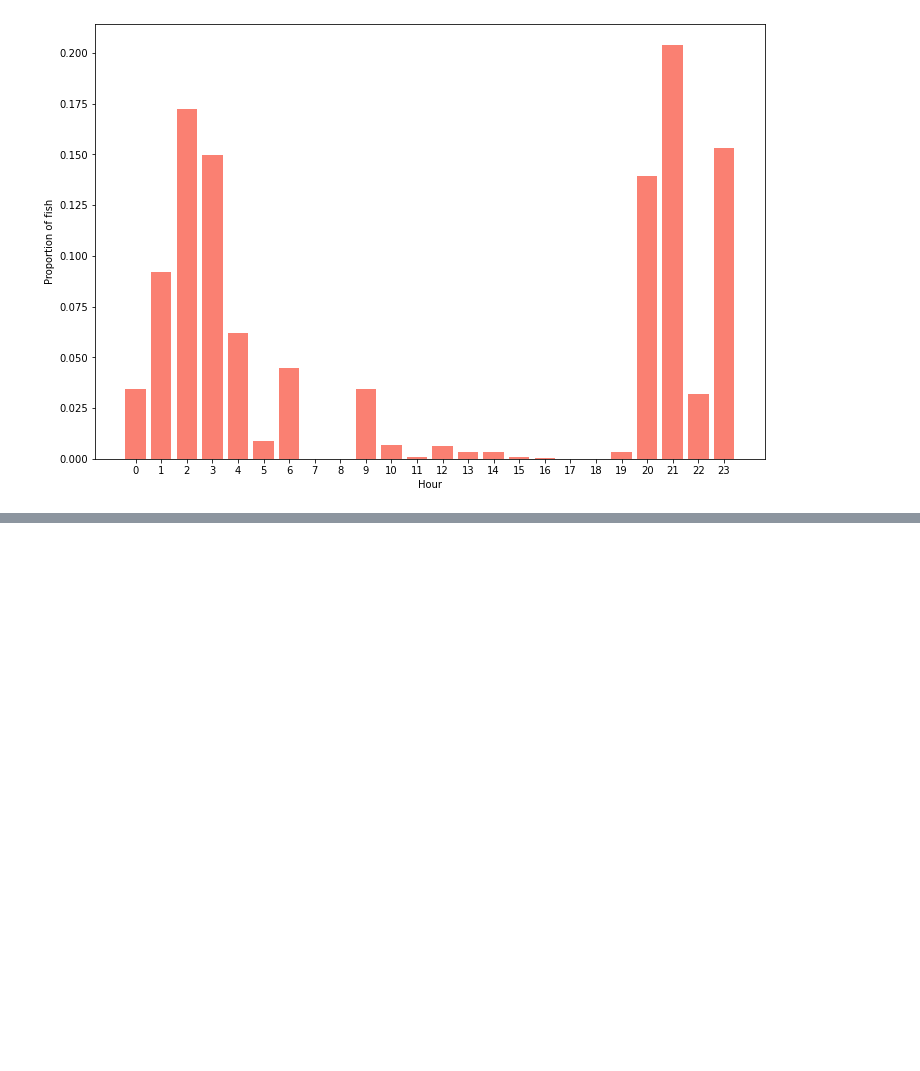
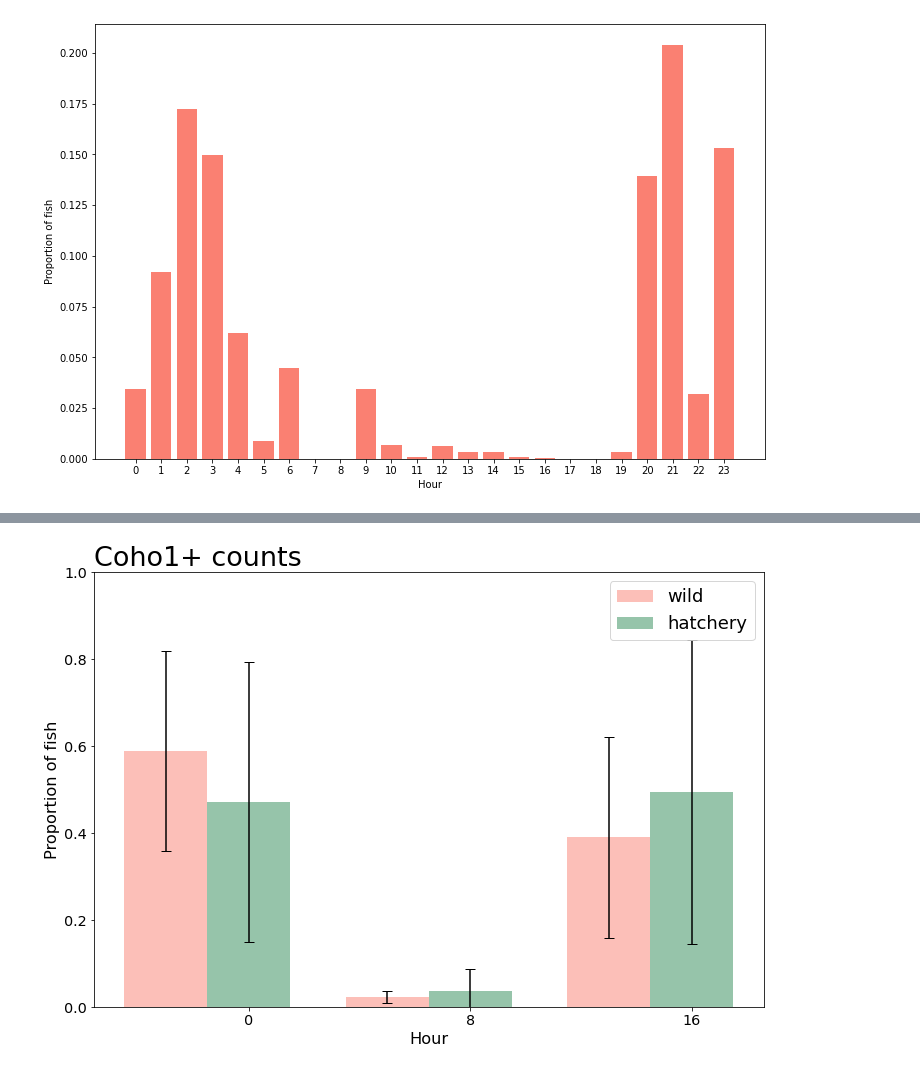
Before and after one commit to maria-kuruvilla/pied_piper, a Jupyter notebook: combine_dungeness_2006-2014_time_of_day.ipynb, the cells around one changed output, grey strips where cells are left out. Drawn from its saved outputs; the diff is of its cells as text; code cells hidden in the pictures; blank space fills up the shorter version.

```diff
--- a/combine_dungeness_2006-2014_time_of_day.ipynb
+++ b/combine_dungeness_2006-2014_time_of_day.ipynb
@@ -132,0 +255,4 @@ plot_by_hour("Steelhead","1","Hat")
+# %%
+plot_by_hour("Coho","1")
+# %% [output]
+[figure, added]
```
Also changed, not shown: parts of 12 cells of this notebook, 13 other files.
